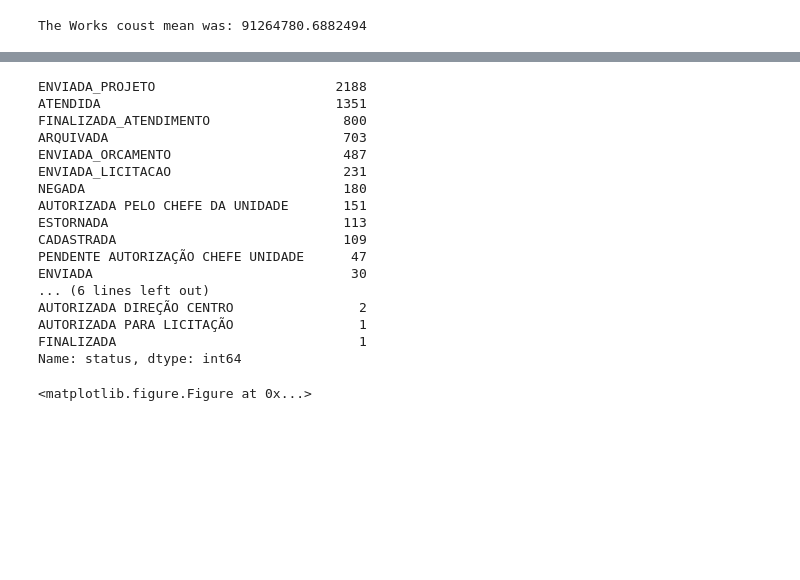
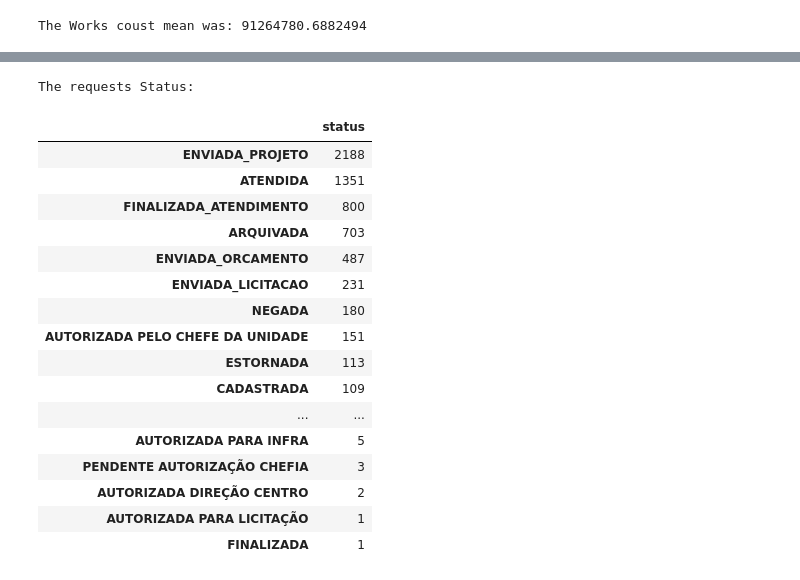
Before and after one commit to ozielalves/Financas_IMD, a Jupyter notebook: Oziel.ipynb, the cells around one changed output, grey strips where cells are left out. Drawn from its saved outputs; the diff is of its cells as text; code cells hidden in the pictures; blank space fills up the shorter version.

```diff
--- a/Oziel.ipynb
+++ b/Oziel.ipynb
@@ -163,36 +165,25 @@ plt.show()
-# %%
-plt.savefig("image.png",bbox_inches='tight',dpi=100)
-#cols = ['','Ganhadores_Quina','Ganhadores_Quadra']
-#
-status = work_requests.copy()
-sta = work_requests['status'].value_counts()
-#st = sta.unstack().value_counts()
-
-print(sta)
-
-
-#sta = tatus['status']
-#fig = sta.plot(kind = 'hist', range=(0,4000), alpha=0.3, figsize=(15,8))
-#plt.title("")
-#plt.xlabel("")
-#plt.ylabel("")
-#plt.show()
-# %% [output]
-ENVIADA_PROJETO                       2188
-ATENDIDA                              1351
-FINALIZADA_ATENDIMENTO                 800
-ARQUIVADA                              703
-ENVIADA_ORCAMENTO                      487
-ENVIADA_LICITACAO                      231
-NEGADA                                 180
-AUTORIZADA PELO CHEFE DA UNIDADE       151
-ESTORNADA                              113
-CADASTRADA                             109
-PENDENTE AUTORIZAÇÃO CHEFE UNIDADE      47
-ENVIADA                                 30
-... (6 lines left out)
-AUTORIZADA DIREÇÃO CENTRO                2
-AUTORIZADA PARA LICITAÇÃO                1
-FINALIZADA                               1
-Name: status, dtype: int64
-<matplotlib.figure.Figure at 0x...>
+# %%
+status = work_requests.copy()
+sta = work_requests['status'].value_counts()
+
+print("The requests Status:")
+pd.DataFrame(sta)
+# %% [output]
+The requests Status:
+|  | status |
+| ENVIADA_PROJETO | 2188 |
+| ATENDIDA | 1351 |
+| FINALIZADA_ATENDIMENTO | 800 |
+| ARQUIVADA | 703 |
+| ENVIADA_ORCAMENTO | 487 |
+| ENVIADA_LICITACAO | 231 |
+| NEGADA | 180 |
+| AUTORIZADA PELO CHEFE DA UNIDADE | 151 |
+| ESTORNADA | 113 |
+| CADASTRADA | 109 |
+| ... | ... |
+| AUTORIZADA PARA INFRA | 5 |
+| PENDENTE AUTORIZAÇÃO CHEFIA | 3 |
+| AUTORIZADA DIREÇÃO CENTRO | 2 |
+| AUTORIZADA PARA LICITAÇÃO | 1 |
+| FINALIZADA | 1 |
```
Also changed, not shown: parts of 9 cells of this notebook.
